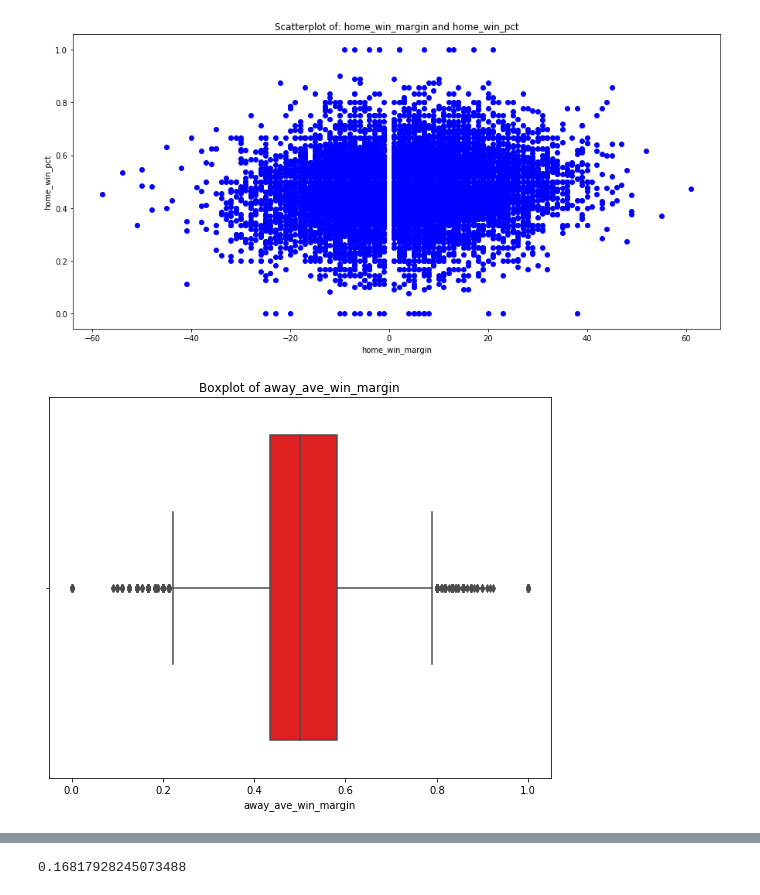
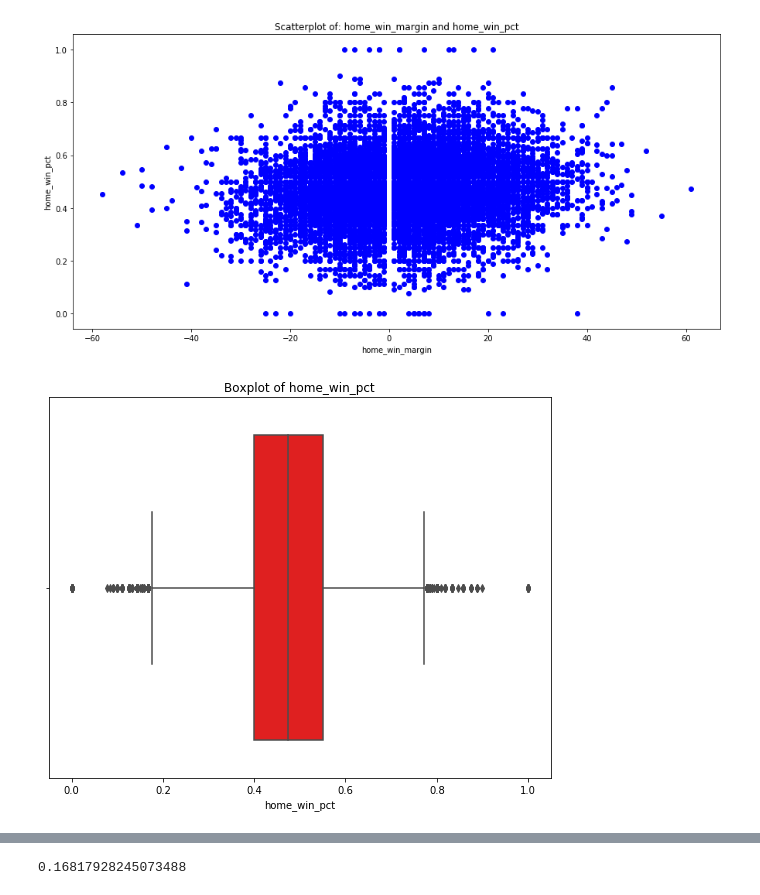
Before and after one commit to bryanco1966/Sports-Modeling, a Jupyter notebook: NBA_feature engineering.ipynb, the cells around one changed output, grey strips where cells are left out. Cells and saved outputs as stored; diff of their text form; code cells hidden in the pictures.

```diff
--- a/NBA_feature engineering.ipynb
+++ b/NBA_feature engineering.ipynb
@@ -269,6 +263,6 @@ graph.plotscat('home_win_margin', 'home_win_pct')
 # %% [output]
 [figure]
 # %%
-graph.plotbox('away_ave_win_margin')
+graph.plotbox('home_win_pct')
 # %% [output]
-[figure, old version]
+[figure, new version]
```
Also changed, not shown: parts of 43 cells of this notebook, 3 other files.
